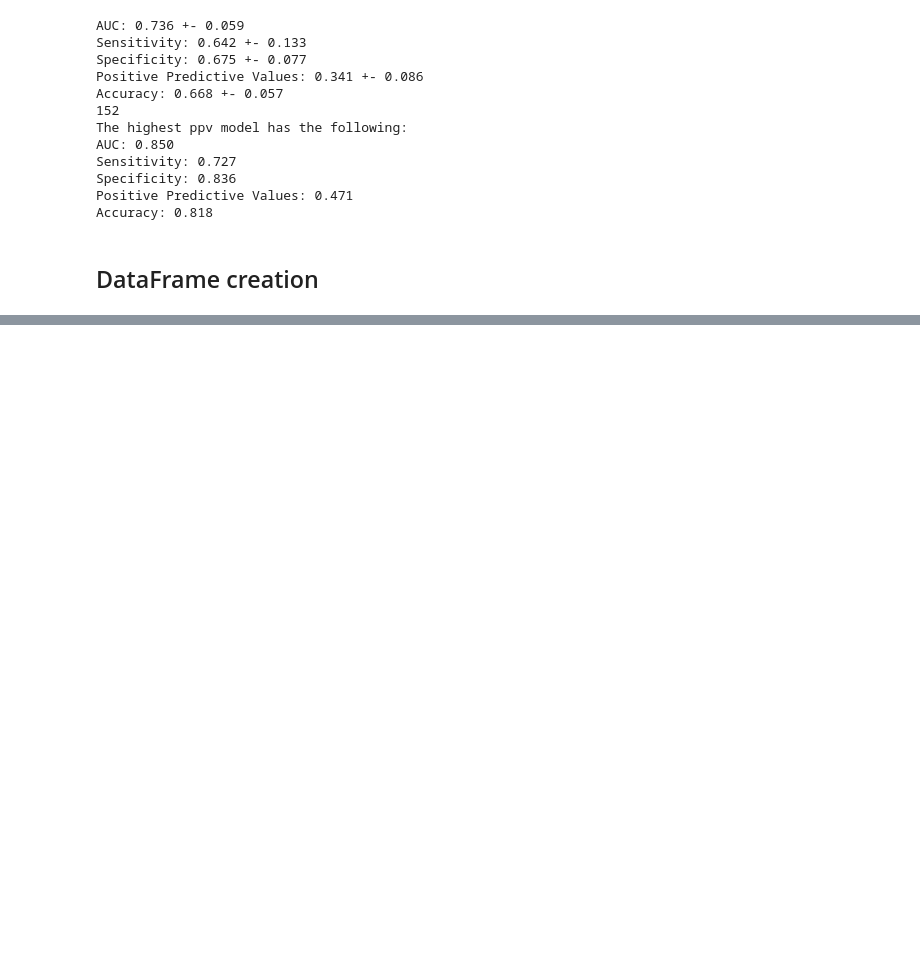
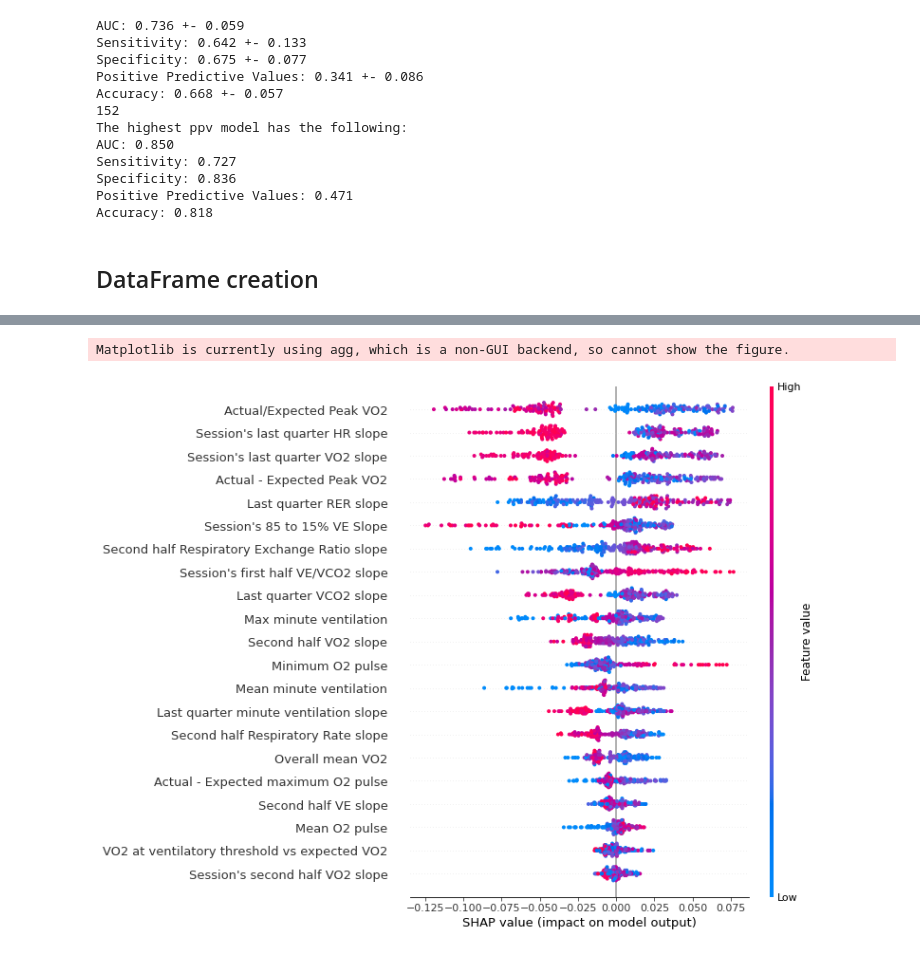
Before and after one commit to julioportellah/cpet-dashboard-backend, a Jupyter notebook: custom_shap/time_segemented_analysis.ipynb, the cells around one changed output, grey strips where cells are left out. Cells and saved outputs as stored; diff of their text form; code cells hidden in the pictures; blank space fills up the shorter version.

```diff
--- a/custom_shap/time_segemented_analysis.ipynb
+++ b/custom_shap/time_segemented_analysis.ipynb
@@ -171,2 +276,31 @@ cardiac_data_40 = ['CardiacLim','StdO2Pulse','DiffPercentPeakVO2','second_half_V
                    'PeakVO2','PeakVO2Real','O2PulsePercent','VEvsVCO2Slope','MaxO2Pulse','LowestVE/VCO2','MeanVE/VCO2',
                   'second_half_VEVO2Slope','second_half_HRSlope','second_half_VCO2Slope','PeakVCO2','StdVE/VCO2']
+# %%
+cardiac_feature_dict = {
+  "DiffPercentPeakVO2": "Actual/Expected Peak VO2",
+  "DiffPeakVO2": "Actual - Expected Peak VO2",
+  "75_to_100_VO2Slope": "Session's last quarter VO2 slope",
+  "75_to_100_HRSlope": "Session's last quarter HR slope",
+  "MinO2Pulse": "Minimum O2 pulse",
+  "PeakVE": "Max minute ventilation",
+  "VO2vsPeakVO2atVT": "VO2 at ventilatory threshold vs expected VO2",
+  "second_half_RRSlope": "Second half Respiratory Rate slope",
+  "second_half_VO2Slope": "Second half VO2 slope",
+  "75_to_100_VCO2Slope": "Last quarter VCO2 slope",
+  "MeanVE": "Mean minute ventilation",
+  "second_half_VESlope": "Second half VE slope",
+  "O2PulseDiff": "Actual - Expected maximum O2 pulse",
+  "50_to_75_O2Slope": "Third quarter O2 pulse",
+  "O2PulsePercent": "Actual/Expected maximum O2 pulse",
+  "75_to_100_RERSlope": "Last quarter RER slope",
+  "PeakRER": "Max RER",
+  "50_to_75_VO2Slope": "Last quarter VO2 slope",
+  "PeakVO2Real": "Max VO2",
+  "15_to_85_VESlope": "Session's 85 to 15% VE Slope",
+  "second_half_RERSlope":"Second half Respiratory Exchange Ratio slope",
+  "75_to_100_VESlope":"Last quarter minute ventilation slope",
+  "MeanVO2":"Overall mean VO2",
+  "MeanO2Pulse":"Mean O2 pulse",
+  "second_half_VCO2Slope":"Session's second half VO2 slope",
+  "first_half_VEVCO2Slope":"Session's first half VE/VCO2 slope"
+}
@@ -659,0 +1436,5 @@ save_model(clf_other_40, scaler_40_other, 'clf_other_40')
+# %%
+shap.summary_plot(shap_values[1], X_scaled,feature_names=col_translated, plot_type='dot', max_display=100)
+# %% [output]
+Matplotlib is currently using agg, which is a non-GUI backend, so cannot show the figure.
+[figure, added]
```
Also changed, not shown: parts of 126 cells of this notebook, 36 other files.
